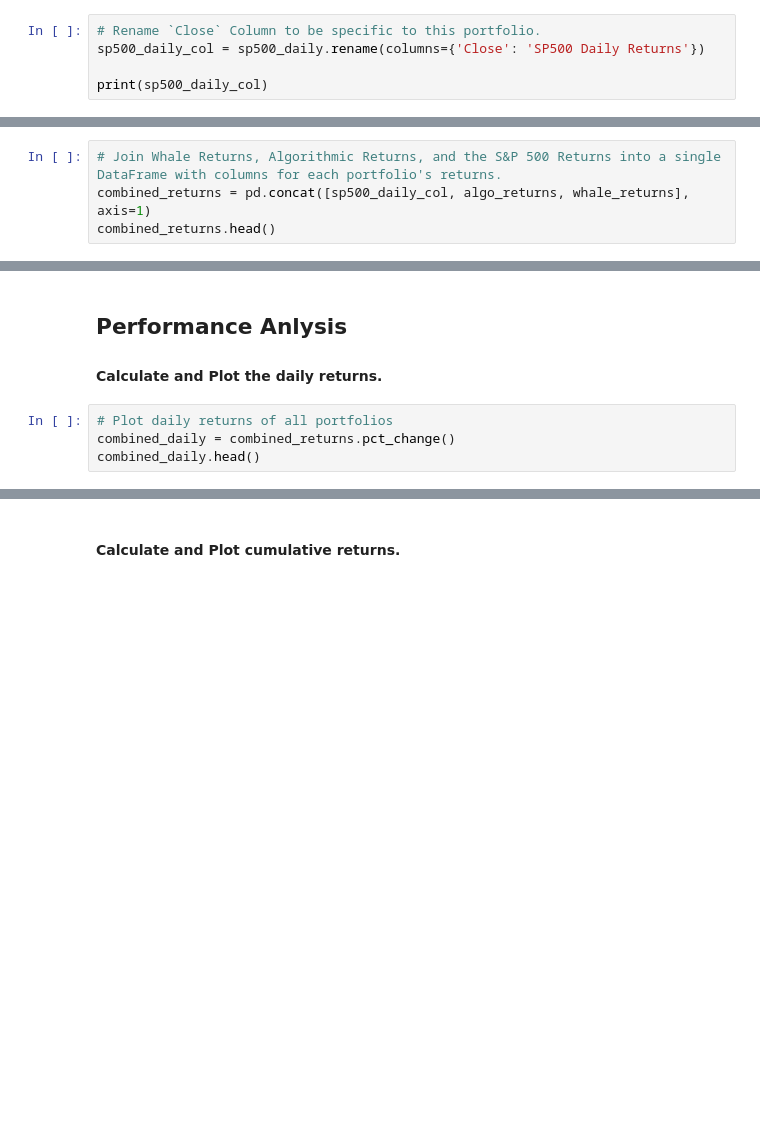
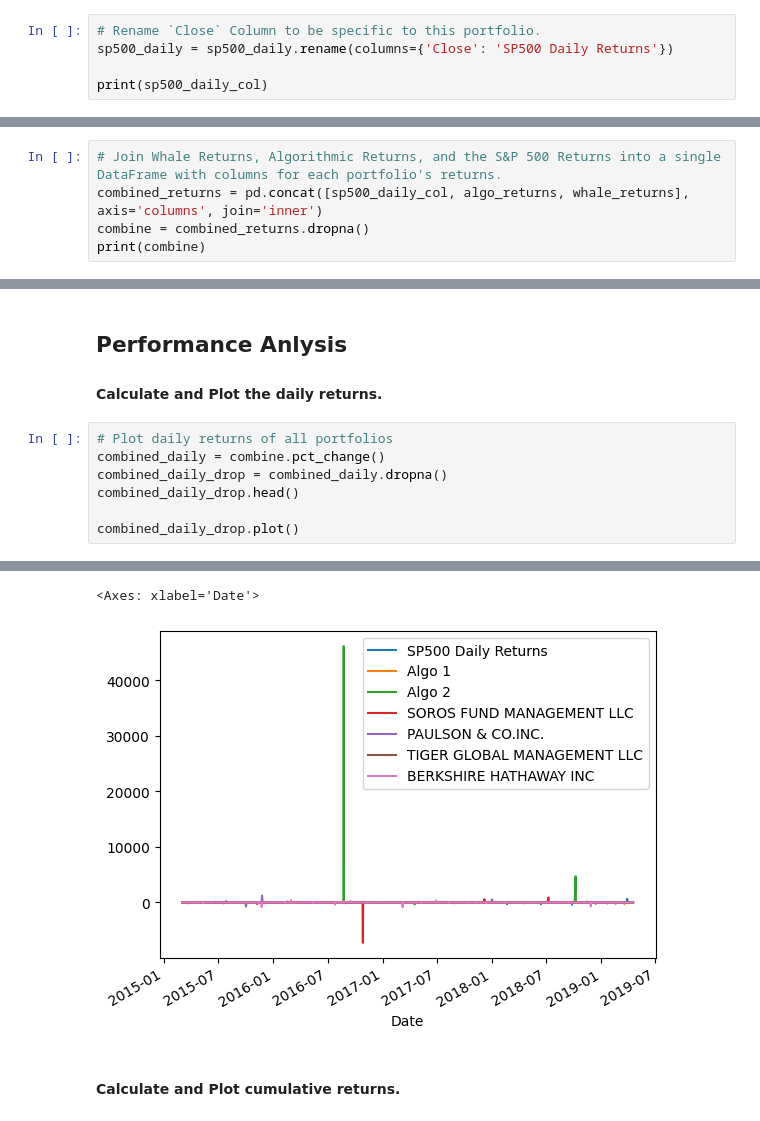
Before and after one commit to bittraidr/Challenge_4, a Jupyter notebook: whale_analysis.ipynb, the cells around one changed output, grey strips where cells are left out. Saved outputs shown, nothing was run; the diff lists cells and outputs as text; blank space fills up the shorter version.

```diff
--- a/whale_analysis.ipynb
+++ b/whale_analysis.ipynb
@@ -209,7 +196,7 @@ Date
 [1648 rows x 1 columns]
 # %%
 # Rename `Close` Column to be specific to this portfolio.
-sp500_daily_col = sp500_daily.rename(columns={'Close': 'SP500 Daily Returns'})
+sp500_daily = sp500_daily.rename(columns={'Close': 'SP500 Daily Returns'})
 
 print(sp500_daily_col)
 # %% [output]
@@ -232,6 +219,7 @@ Date
 ## Combine Whale, Algorithmic, and S&P 500 Returns
 # %%
 # Join Whale Returns, Algorithmic Returns, and the S&P 500 Returns into a single DataFrame with columns for each portfolio's returns.
-combined_returns = pd.concat([sp500_daily_col, algo_returns, whale_returns], axis=1)
-combined_returns.head()
+combined_returns = pd.concat([sp500_daily_col, algo_returns, whale_returns], axis='columns', join='inner')
+combine = combined_returns.dropna()
+print(combine)
 # %% [output]
@@ -254,6 +252,9 @@ In this section, you will calculate and visualize performance and risk metrics f
 #### Calculate and Plot the daily returns.
 # %%
 # Plot daily returns of all portfolios
-combined_daily = combined_returns.pct_change()
-combined_daily.head()
+combined_daily = combine.pct_change()
+combined_daily_drop = combined_daily.dropna()
+combined_daily_drop.head()
+
+combined_daily_drop.plot()
 # %% [output]
@@ -267,3 +261,5 @@ combined_daily.head()
+<Axes: xlabel='Date'>
+[figure, added]
 # %% [markdown]
 #### Calculate and Plot cumulative returns.
 # %%
```
Also changed, not shown: parts of 15 cells of this notebook.
